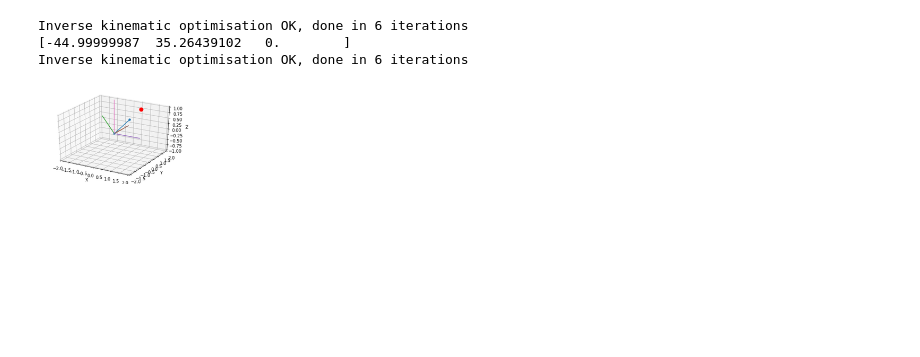
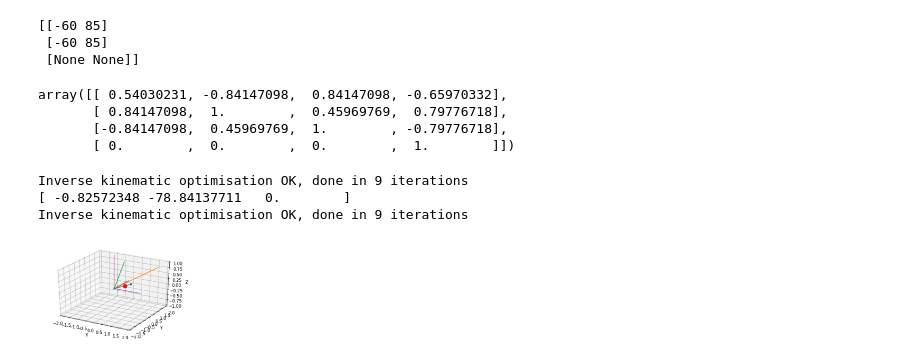
Before and after one commit to fredericgo/learning_from_video, a Jupyter notebook: mujoco/Untitled1.ipynb, the cells around one changed output. Drawn from its saved outputs; the diff is of its cells as text; code cells hidden in the pictures; blank space fills up the shorter version.

```diff
--- a/mujoco/Untitled1.ipynb
+++ b/mujoco/Untitled1.ipynb
@@ -8,6 +8,9 @@ import matplotlib.pyplot as plt
 from ikpy.chain import Chain
 from ikpy.link import OriginLink, URDFLink
 import numpy as np
+# %%
+xo=[0.57735027,  0.57735027, -0.57735027]
+xn=[0.85048798, -0.39720923,  0.34481157]
 # %%
 chain = Chain(name='arm', links=[
     #OriginLink(),
@@ -15,36 +18,53 @@ chain = Chain(name='arm', links=[
       name="shoulder1",
       translation_vector=[0, 0, 0],
       orientation=[0, 0, 0],
-      rotation=[0, 1, 0],
+      rotation=[2, 1, 1],
+      bounds=(-60, 85),
     ),
     URDFLink(
       name="shoulder2",
       translation_vector=[0, 0, 0],
       orientation=[0, 0, 0],
-      rotation=[0, 0, 1],
+      rotation=[0, 1, 1],
+      bounds=(-60, 85),
     ),
      URDFLink(
       name="hand",
-      translation_vector=[1, 0, 0],
+      translation_vector= xo,
       orientation=[0, 0, 0],
       rotation=[0, 0, 0],
     )
 ])
+# %%
+real_bounds = [link.bounds for link in chain.links]
+real_bounds = chain.active_from_full(real_bounds)
+print(real_bounds)
+# %% [output]
+[[-60 85]
+ [-60 85]
+ [None None]]
+# %%
+chain.forward_kinematics([0,1,0])
+# %% [output]
+array([[ 0.54030231, -0.84147098,  0.84147098, -0.65970332],
+       [ 0.84147098,  1.        ,  0.45969769,  0.79776718],
+       [-0.84147098,  0.45969769,  1.        , -0.79776718],
+       [ 0.        ,  0.        ,  0.        ,  1.        ]])
 # %%
 ax = plot_utils.init_3d_figure()
 
-target_vector = [ 1,1,1]
+target_vector = xn
 target_frame = np.eye(4)
 target_frame[:3, 3] = target_vector
 angles = chain.inverse_kinematics(target_frame)
 print(np.rad2deg(angles))
 chain.plot(chain.inverse_kinematics(target_frame), ax, target_vector)
 ax.set_xlim(-2,2)
 ax.set_ylim(-2,2)
 
 matplotlib.pyplot.show()
 # %% [output]
-Inverse kinematic optimisation OK, done in 6 iterations
-[-44.99999987  35.26439102   0.        ]
-Inverse kinematic optimisation OK, done in 6 iterations
+Inverse kinematic optimisation OK, done in 9 iterations
+[ -0.82572348 -78.84137711   0.        ]
+Inverse kinematic optimisation OK, done in 9 iterations
-[figure, old version]
+[figure, new version]
```
Also changed, not shown: parts of 3 cells of this notebook, 3 other files.
